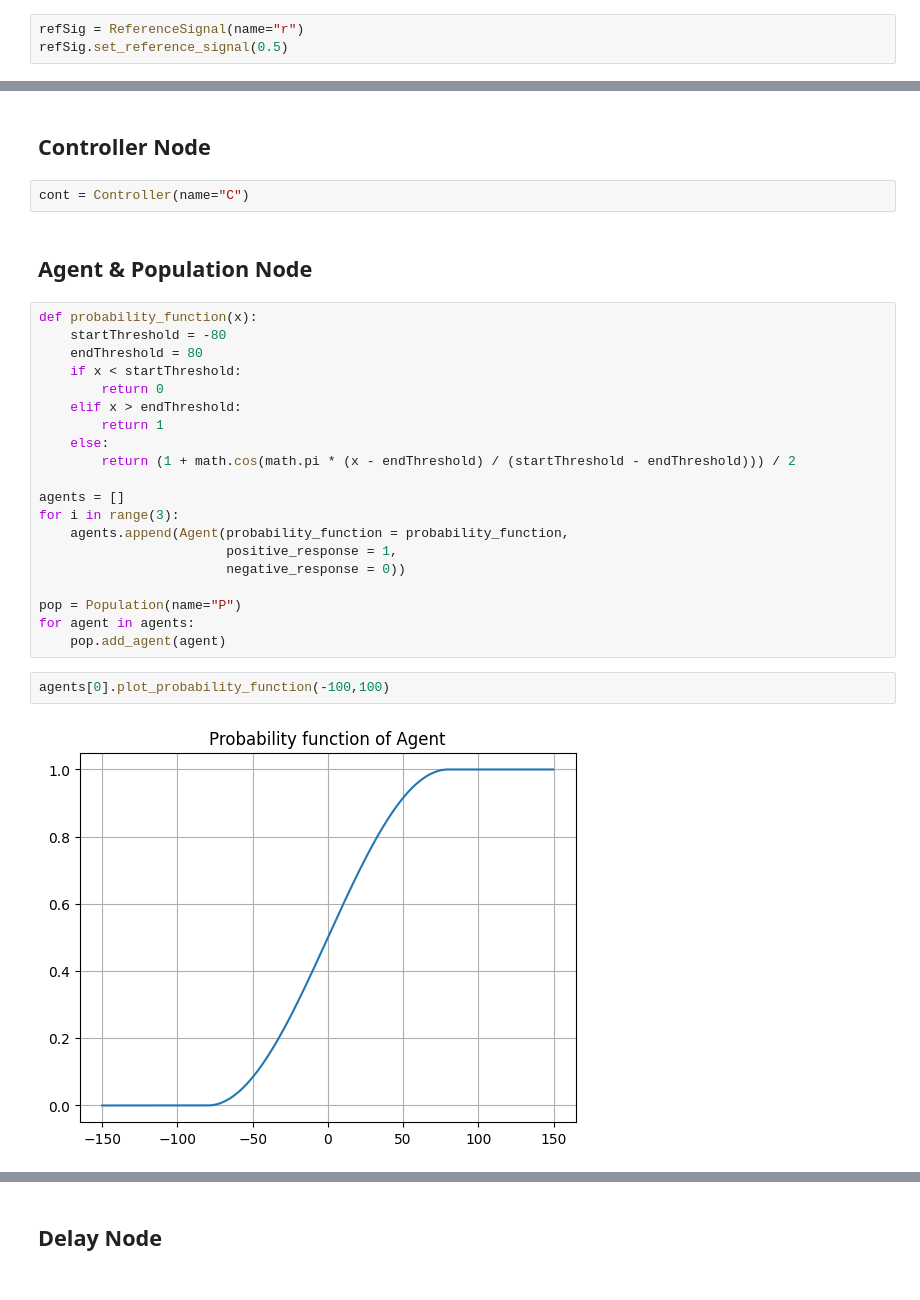
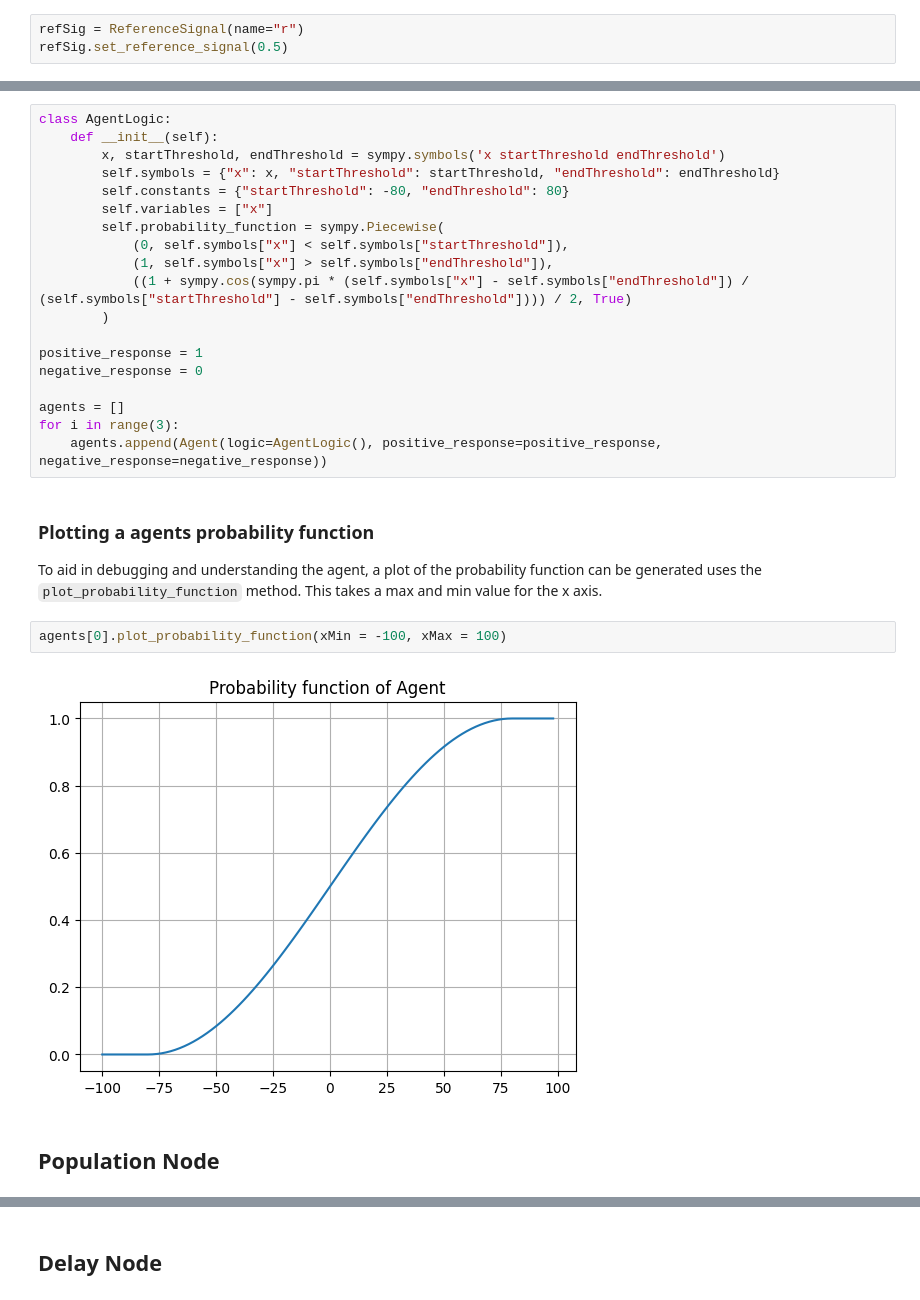
Before and after one commit to humancompatible/interconnect, a Jupyter notebook: examples/basic_simulation.ipynb, the cells around one changed output, grey strips where cells are left out. Saved outputs shown, nothing was run; the diff lists cells and outputs as text.

Commit message:
Rewrote nodes to take logic objects as input. Updated documentation to match

```diff
--- a/examples/basic_simulation.ipynb
+++ b/examples/basic_simulation.ipynb
@@ -32,30 +73,29 @@ agg2 = Aggregator(name="+")
+# %%
+class AgentLogic:
+    def __init__(self):
+        x, startThreshold, endThreshold = sympy.symbols('x startThreshold endThreshold')
+        self.symbols = {"x": x, "startThreshold": startThreshold, "endThreshold": endThreshold}
+        self.constants = {"startThreshold": -80, "endThreshold": 80}
+        self.variables = ["x"]
+        self.probability_function = sympy.Piecewise(
+            (0, self.symbols["x"] < self.symbols["startThreshold"]),
+            (1, self.symbols["x"] > self.symbols["endThreshold"]),
+            ((1 + sympy.cos(sympy.pi * (self.symbols["x"] - self.symbols["endThreshold"]) / (self.symbols["startThreshold"] - self.symbols["endThreshold"]))) / 2, True)
+        )
+
+positive_response = 1
+negative_response = 0
+
+agents = []
+for i in range(3):
+    agents.append(Agent(logic=AgentLogic(), positive_response=positive_response, negative_response=negative_response))
+# %% [markdown]
+### Plotting a agents probability function
+
+To aid in debugging and understanding the agent, a plot of the probability function can be generated uses the `plot_probability_function` method. This takes a max and min value for the x axis.
+# %%
+agents[0].plot_probability_function(xMin = -100, xMax = 100)
+# %% [output]
+[figure, added]
 # %% [markdown]
-## Controller Node
+## Population Node
-# %%
-cont = Controller(name="C")
-# %% [markdown]
-## Agent & Population Node
-# %%
-def probability_function(x):
-    startThreshold = -80
-    endThreshold = 80
-    if x < startThreshold:
-        return 0
-    elif x > endThreshold:
-        return 1
-    else:
-        return (1 + math.cos(math.pi * (x - endThreshold) / (startThreshold - endThreshold))) / 2
-
-agents = []
-for i in range(3):
-    agents.append(Agent(probability_function = probability_function,
-                        positive_response = 1,
-                        negative_response = 0))
-
-pop = Population(name="P")
-for agent in agents:
-    pop.add_agent(agent)
-# %%
-agents[0].plot_probability_function(-100,100)
-# %% [output]
-[figure, removed]
```
Also changed, not shown: parts of 14 cells of this notebook, 13 other files.
